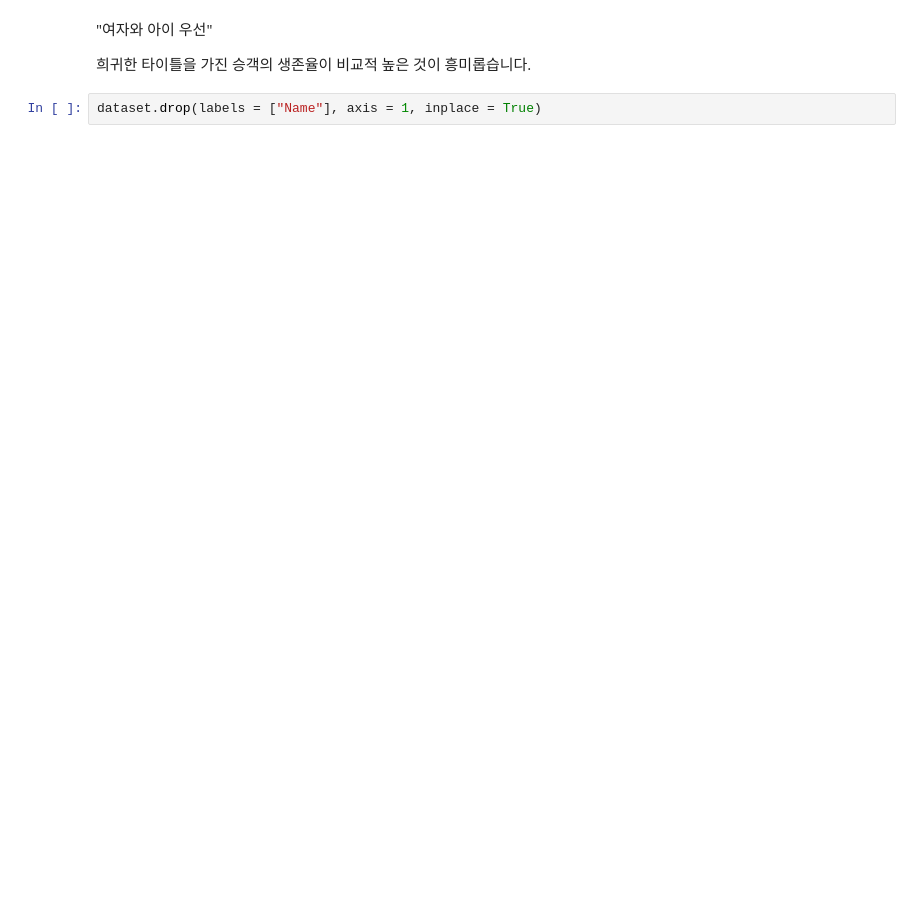
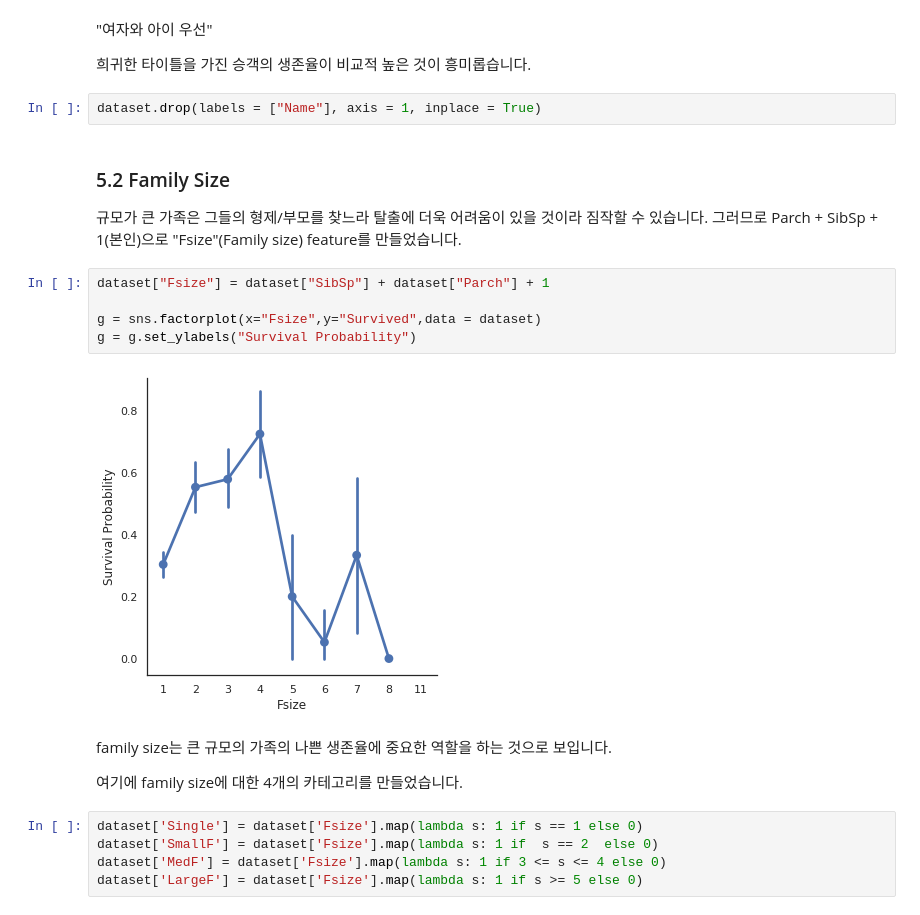
Before and after one commit to bluewood-truth/KaggleStudy, a Jupyter notebook: Binary classification/1st level_Titanic/Titanic03.ipynb, the cells around one changed output. Saved outputs shown, nothing was run; the diff lists cells and outputs as text; blank space fills up the shorter version.

```diff
--- a/Binary classification/1st level_Titanic/Titanic03.ipynb
+++ b/Binary classification/1st level_Titanic/Titanic03.ipynb
@@ -521,3 +521,22 @@ g = g.set_ylabels("survival probability")
 희귀한 타이틀을 가진 승객의 생존율이 비교적 높은 것이 흥미롭습니다.
 # %%
 dataset.drop(labels = ["Name"], axis = 1, inplace = True)
+# %% [markdown]
+### 5.2 Family Size
+규모가 큰 가족은 그들의 형제/부모를 찾느라 탈출에 더욱 어려움이 있을 것이라 짐작할 수 있습니다. 그러므로 Parch + SibSp + 1(본인)으로 "Fsize"(Family size) feature를 만들었습니다.
+# %%
+dataset["Fsize"] = dataset["SibSp"] + dataset["Parch"] + 1
+
+g = sns.factorplot(x="Fsize",y="Survived",data = dataset)
+g = g.set_ylabels("Survival Probability")
+# %% [output]
+[figure, added]
+# %% [markdown]
+family size는 큰 규모의 가족의 나쁜 생존율에 중요한 역할을 하는 것으로 보입니다.
+
+여기에 family size에 대한 4개의 카테고리를 만들었습니다.
+# %%
+dataset['Single'] = dataset['Fsize'].map(lambda s: 1 if s == 1 else 0)
+dataset['SmallF'] = dataset['Fsize'].map(lambda s: 1 if  s == 2  else 0)
+dataset['MedF'] = dataset['Fsize'].map(lambda s: 1 if 3 <= s <= 4 else 0)
+dataset['LargeF'] = dataset['Fsize'].map(lambda s: 1 if s >= 5 else 0)
```
Also changed, not shown: parts of 5 cells of this notebook.
